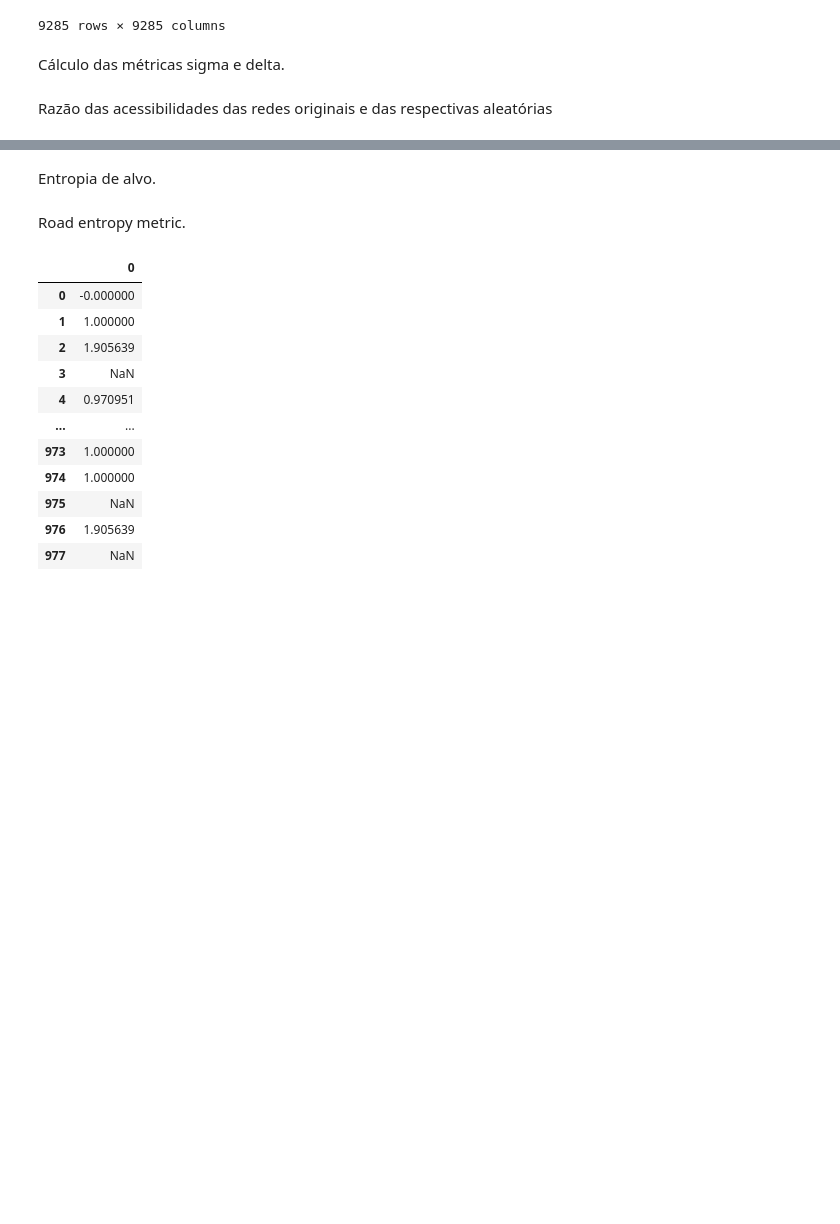
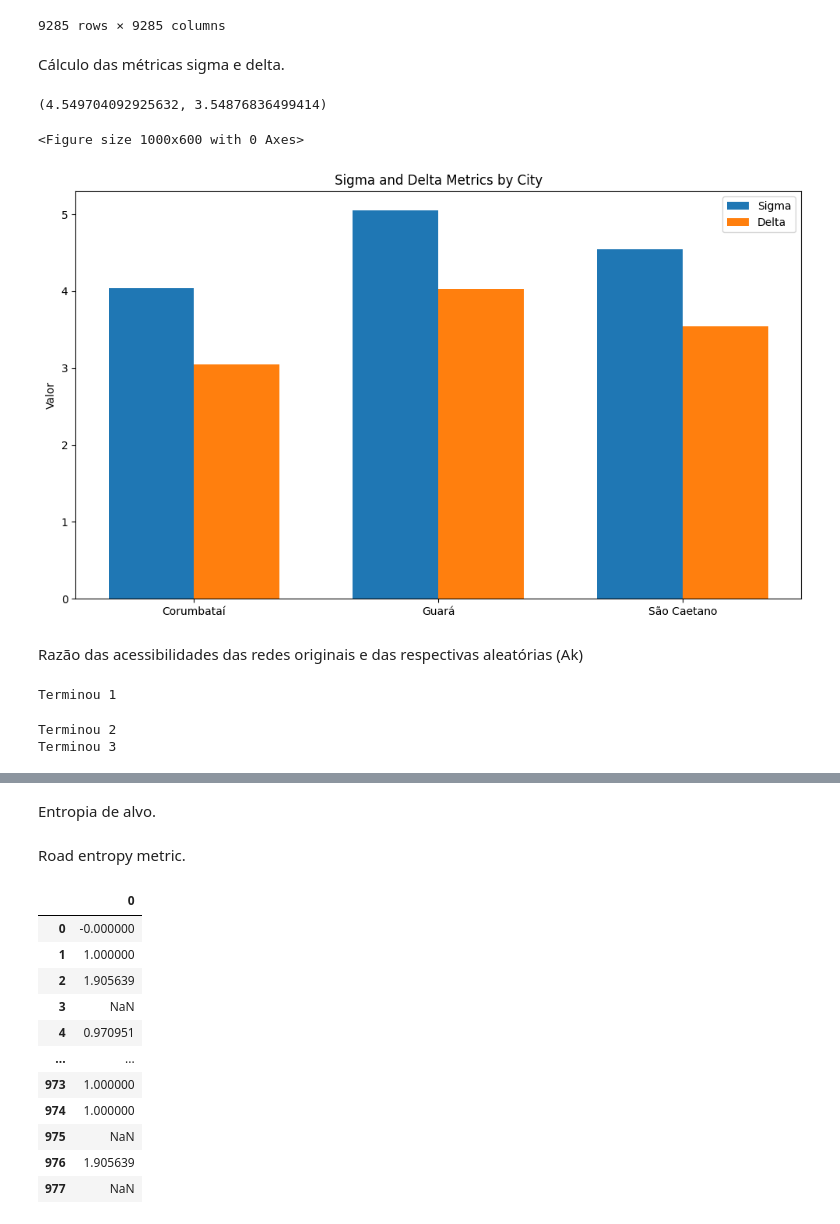
Before and after one commit to lucianoacsilva/complex-networks-2021, a Jupyter notebook: final_assessment/final_assessment.ipynb, the cells around one changed output, grey strips where cells are left out. Saved outputs shown, nothing was run; the diff lists cells and outputs as text; code cells hidden in the pictures; blank space fills up the shorter version.

Commit message:
feature: Calcula sigma, delta e razão da acessibilidade

```diff
--- a/final_assessment/final_assessment.ipynb
+++ b/final_assessment/final_assessment.ipynb
@@ -294,5 +296,5 @@ SI calculado com sucesso! Tempo:  1289.0166945457458
 9392 rows × 9392 columns
 # %%
 # sao_caetano_si_df.to_csv("sao_caetano_2.csv")
-sao_caetano_si_df = pd.read_csv("sao_caetano_2.csv")
+sao_caetano_si_df = pd.read_csv("sao_caetano_2.csv").drop(columns=["Unnamed: 0"])
 # %%
@@ -405,3 +440,6 @@ GER_guara_sf_df.to_csv("ger_guara.csv")
+# %%
+#GER_guara_sf_df.to_csv("ger_guara.csv")
+GER_guara_sf_df = pd.read_csv("ger_guara.csv").drop(columns=["Unnamed: 0"])
 # %%
 sp = dict(nx.shortest_path(GER_sao_caetano))
 print("Shortest path calculated!")
@@ -437,8 +473,11 @@ GER_sao_caetano_sf_df.to_csv("ger_sao_caetano.csv")
+# %%
+#GER_sao_caetano_sf_df.to_csv("ger_sao_caetano.csv")
+GER_sao_caetano_sf_df = pd.read_csv("ger_sao_caetano.csv").drop(columns=["Unnamed: 0"])
 # %% [markdown]
 Cálculo das métricas sigma e delta.
 # %%
 def sigma_delta(graph_sf_df, random_graph_sf_df):
-  random_graph_sf_df.replace([np.inf, -np.inf], np.nan, inplace=True)
+  #random_graph_sf_df.replace([np.inf, -np.inf], np.nan, inplace=True)
 
   avg_graph_sf = average_search_information(graph_sf_df)
   GER_avg_sf = average_search_information(random_graph_sf_df)
@@ -448,16 +487,42 @@ def sigma_delta(graph_sf_df, random_graph_sf_df):
 
   return (sigma, delta)
 
-sigma_delta_metrics = sigma_delta(corumbatai_sf_df, GER_sf_df)
-sigma_delta_metrics
-
-# Plot sigma and delta in a bar chart
-import matplotlib.pyplot as plt
-
-plt.bar(['sigma', 'delta'], sigma_delta_metrics)
-plt.show()
+sigma_delta_metrics_corumbatai = sigma_delta(corumbatai_si_df, GER_corumbatai_sf_df)
+sigma_delta_metrics_guara = sigma_delta(guara_si_df, GER_guara_sf_df)
+sigma_delta_metrics_sao_caetano = sigma_delta(sao_caetano_si_df, GER_sao_caetano_sf_df)
+# %%
+sigma_delta_metrics_sao_caetano
+# %% [output]
+(4.549704092925632, 3.54876836499414)
+# %%
+plt.figure(figsize=(10, 6))
+
+cities = ['Corumbataí', 'Guará', 'São Caetano']
+sigma_values = [sigma_delta_metrics_corumbatai[0], sigma_delta_metrics_guara[0], sigma_delta_metrics_sao_caetano[0]]
+delta_values = [sigma_delta_metrics_corumbatai[1], sigma_delta_metrics_guara[1], sigma_delta_metrics_sao_caetano[1]]
+
+x = np.arange(len(cities))  # the label locations
+width = 0.35  # the width of the bars
+
+fig, ax = plt.subplots(figsize=(10, 6))
+rects1 = ax.bar(x - width/2, sigma_values, width, label='Sigma')
+rects2 = ax.bar(x + width/2, delta_values, width, label='Delta')
+
+# Add some text for labels, title and custom x-axis tick labels, etc.
+ax.set_ylabel('Valor')
+ax.set_title('Sigma and Delta Metrics by City')
+ax.set_xticks(x)
+ax.set_xticklabels(cities)
+ax.legend()
+
+fig.tight_layout()
+
+plt.show()
+# %% [output]
+<Figure size 1000x600 with 0 Axes>
+[figure, added]
 # %% [markdown]
-Razão das acessibilidades das redes originais e das respectivas aleatórias
+Razão das acessibilidades das redes originais e das respectivas aleatórias (Ak)
 # %%
 # Get the maximum degree of graph
 def average_access_information_by_degree(search_information_matrix, graph):
@@ -467,15 +532,33 @@ def average_access_information_by_degree(search_information_matrix, graph):
   a_k = np.zeros(max_degree)
   degree_distribution = np.zeros(max_degree)
 
+  ai_matrix = access_information(search_information_matrix)
+
   # sum si to nodes by degree
-  for node in range(len(search_information_matrix)):
-    a_k[graph.degree(node) - 1] += access_information(search_information_matrix)[node]
+  for node in range(len(graph)):
+    a_k[graph.degree(node) - 1] += ai_matrix[node]
     degree_distribution[graph.degree(node) - 1] += 1
 
   return a_k/degree_distribution
 
-avg_ai_deg_corumbatai = average_access_information_by_degree(corumbatai_sf_df, corumbatai_dual)
-avg_ai_deg_er = average_access_information_by_degree(GER_sf_df, GER)
+avg_ai_deg_corumbatai = average_access_information_by_degree(corumbatai_si_df, corumbatai_dual)
+avg_ai_deg_er_corumbatai = average_access_information_by_degree(GER_corumbatai_sf_df, GER_corumbatai)
+
+print("Terminou 1")
+
+avg_ai_deg_guara = average_access_information_by_degree(guara_si_df, guara_dual)
+avg_ai_deg_er_guara = average_access_information_by_degree(GER_guara_sf_df, GER_guara)
+
+print("Terminou 2")
+
+avg_ai_deg_sao_caetano = average_access_information_by_degree(sao_caetano_si_df, sao_caetano_dual)
+avg_ai_deg_er_sao_caetano = average_access_information_by_degree(GER_sao_caetano_sf_df, GER_sao_caetano)
+
+print("Terminou 3")
+# %% [output]
+Terminou 1
+Terminou 2
+Terminou 3
 # %%
 # Plot the ratio between the average acess information between corumbatai and ER versus degree
 import matplotlib.pyplot as plt
```
Also changed, not shown: parts of 12 cells of this notebook.
